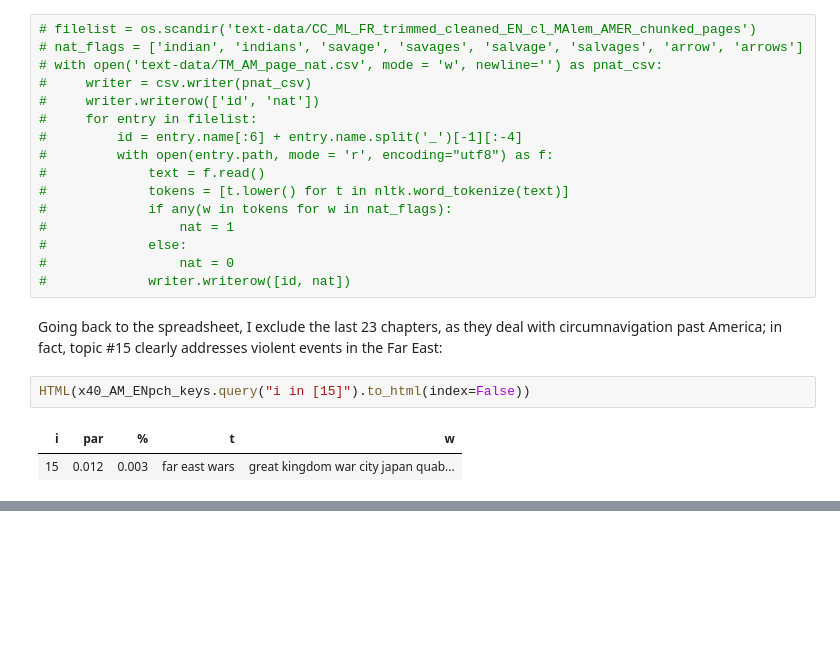
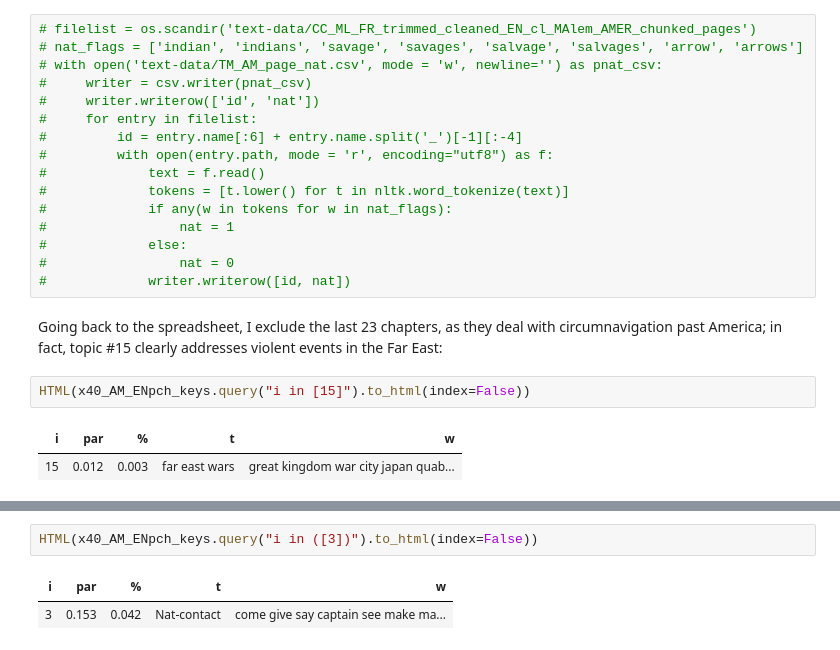
Before and after one commit to ant-lahaie/Hakluyt, a Jupyter notebook: HK_arg.ipynb, the cells around one changed output, grey strips where cells are left out. Saved outputs shown, nothing was run; the diff lists cells and outputs as text; blank space fills up the shorter version.

```diff
--- a/HK_arg.ipynb
+++ b/HK_arg.ipynb
@@ -1510,0 +1531,5 @@ Going back to the opening premise of the research project, I will freely admit t
+# %%
+HTML(x40_AM_ENpch_keys.query("i in ([3])").to_html(index=False))
+# %% [output]
+| i | par | % | t | w |
+| 3 | 0.153 | 0.042 | Nat-contact | come give say captain see make ma... |
```
Also changed, not shown: parts of 13 cells of this notebook, 1 other file.
